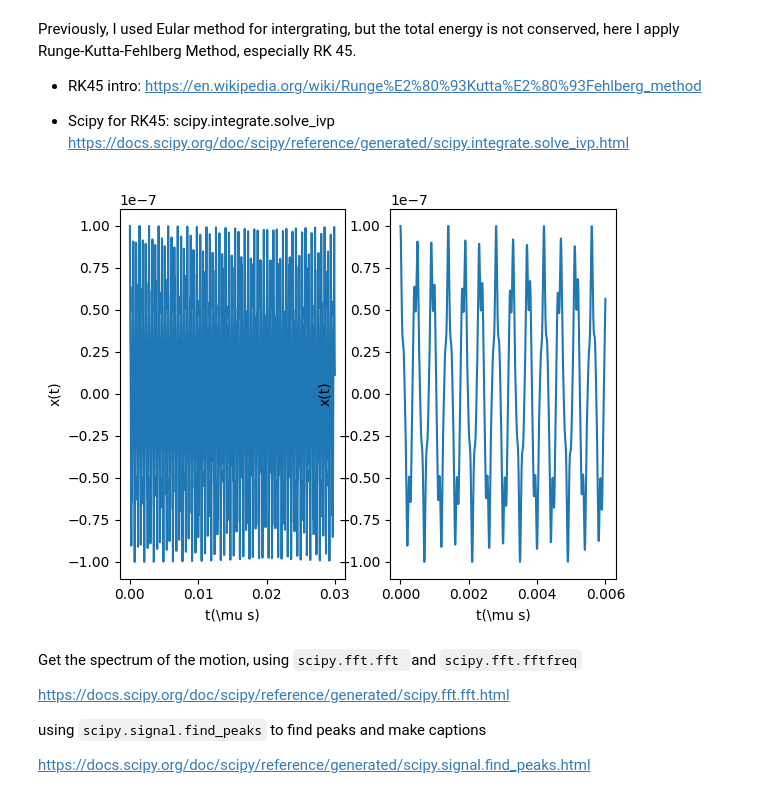
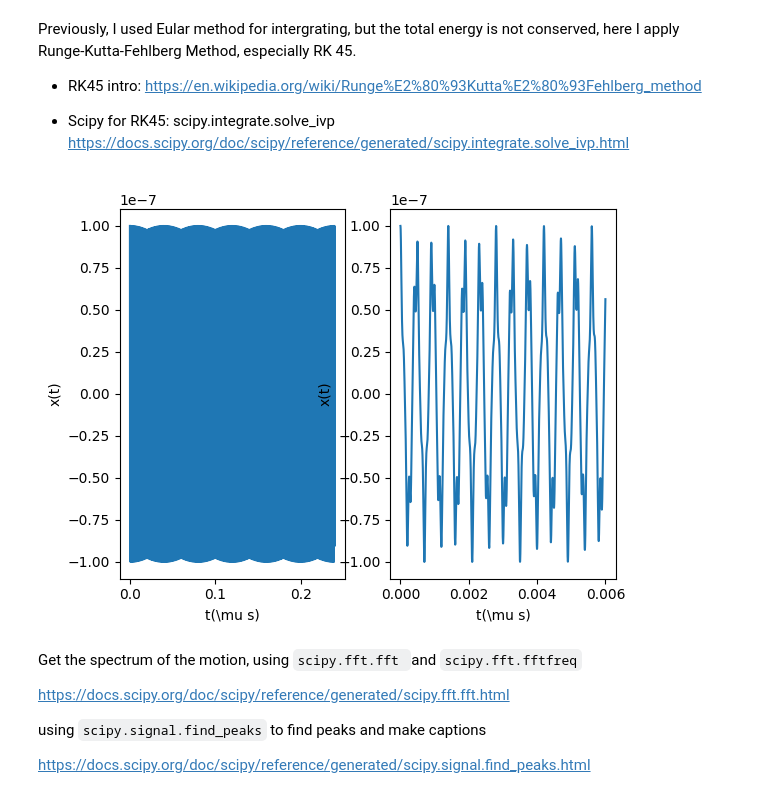
Before and after one commit to yuqian15/electron_micromotion_cooling, a Jupyter notebook: Electron-QIP.ipynb, the cells around one changed output. Saved outputs shown, nothing was run; the diff lists cells and outputs as text; code cells hidden in the pictures.

````diff
--- a/Electron-QIP.ipynb
+++ b/Electron-QIP.ipynb
@@ -49,12 +49,12 @@ Temperature = 0.4 # Temperature for the tank circuit, given by article
 # Define the spatial step size and the time step size
 
 dt = 1e-12 # time step size
-T = 30e-9 # total time
-N = int(T/dt)
+T = 240e-9 # total time
+N = round(T/dt)
 
 t_eval = np.linspace(0, T, N)
 
-N_segment = 10
+N_segment = 3
 t_segment = T / N_segment
 
 # Motion initialization
@@ -66,3 +66,4 @@ Vec0 = x0, y0, z0, vx0, vy0, vz0
 iteration_steps = 3
 
 progress_bar = tqdm(total=T, desc='Simulated time (s)', position=0, leave=True)
+print(N)
@@ -141,7 +149,7 @@ Previously, I used Eular method for intergrating, but the total energy is not co
 # Using RK45 to solve the ODE
 
 solution = solve_ivp(fun=lambda t, Vec: DevMotion_init(t, Vec),
-                     t_span = (0, T),
+                     t_span = (0, T + t_segment),
                      y0 = Vec0,
                      t_eval = t_eval,
                      first_step = 1e-13,
@@ -155,7 +163,7 @@ progress_bar.close()
 
 # Calculate the average of the velocity in the first micromotion peroid
 Tradical = 2 * np.pi / wradical
-Nsec = 20 * int(Tradical // dt)
+Nsec = 20 * round(Tradical / dt)
 '''
 vx_init_Ampl = sum(abs(vx_init[: Nsec])) / Nsec
 vy_init_Ampl = sum(abs(vy_init[: Nsec])) / Nsec
@@ -171,26 +179,26 @@ vz_Nsec = list(vz_init[: Nsec])
 # %%
 # Plot the x-axis motion
 fig1, ax = plt.subplots(1,2)
 
 # Plot the data on the axes
 ax[0].plot(t_init*1e6, x_init)
 
 # Add labels to the axes
 ax[0].set_xlabel('t(\mu s)')
 ax[0].set_ylabel('x(t)')
 
 # Plot the data on the axes
-Zoomnum = int(0.6e-8/dt)
+Zoomnum = round(0.6e-8/dt)
 ax[1].plot(t_init[:Zoomnum]*1e6, x_init[:Zoomnum])
 
 # Add labels to the axes
 ax[1].set_xlabel('t(\mu s)')
 ax[1].set_ylabel('x(t)')
 
 # Show the plot
 plt.show()
 # %% [output]
-[figure, old version]
+[figure, new version]
 # %% [markdown]
 Get the spectrum of the motion, using ```scipy.fft.fft ```and ```scipy.fft.fftfreq```
 
````
Also changed, not shown: parts of 14 cells of this notebook.
